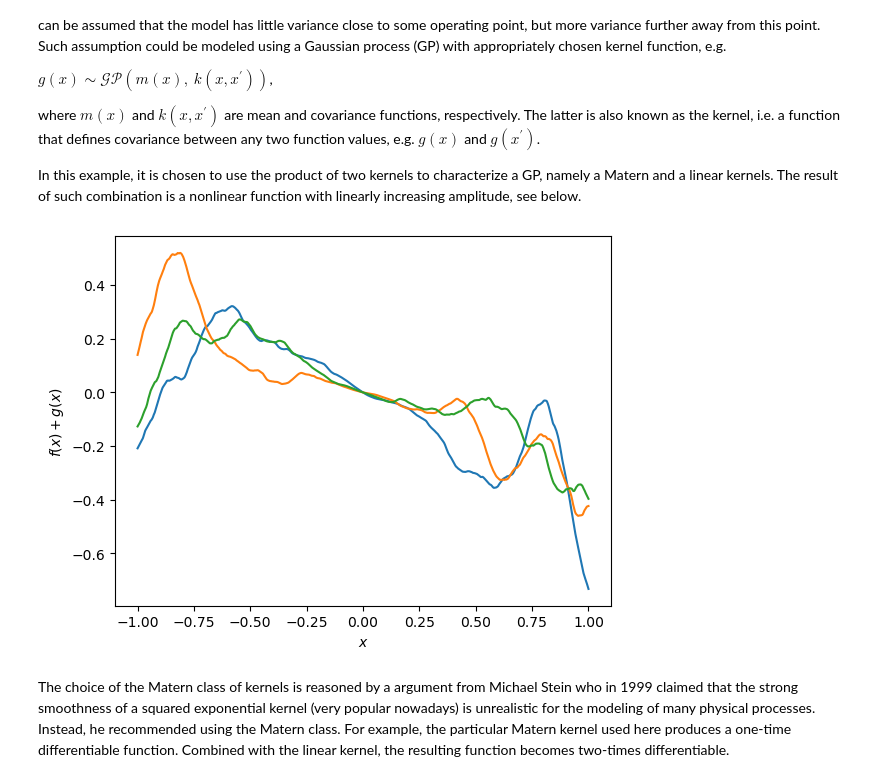
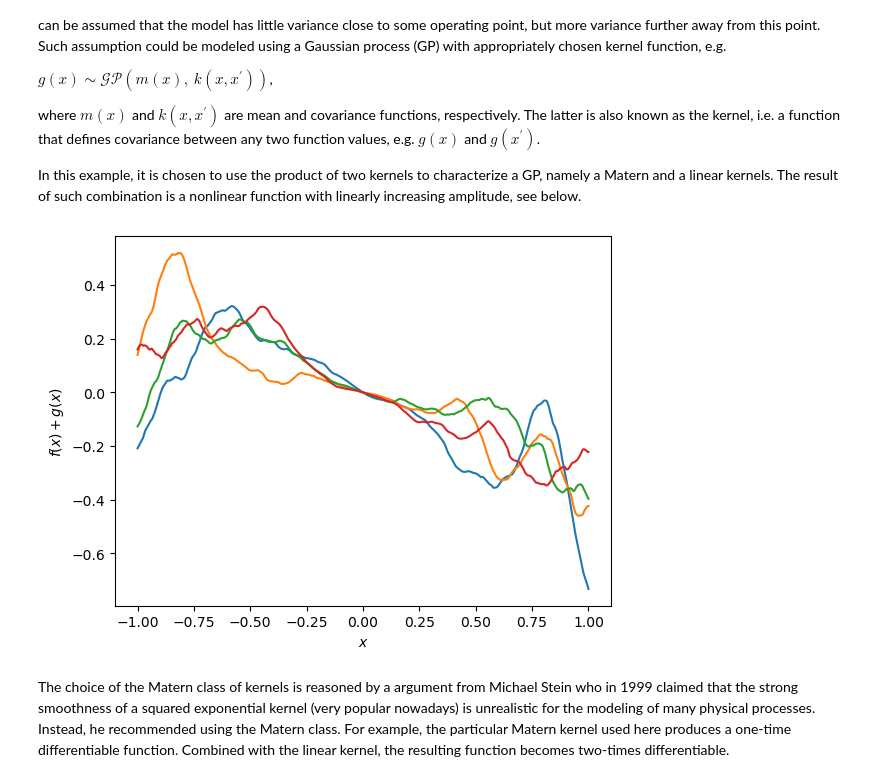
Before and after one commit to maalberg/safely, a Jupyter notebook: safely_1d.ipynb, the cells around one changed output. Cells and saved outputs as stored; diff of their text form; code cells hidden in the pictures.

```diff
--- a/safely_1d.ipynb
+++ b/safely_1d.ipynb
@@ -57,30 +57,26 @@ np.random.seed(8)
 # %%
 # ---------------------------------------------------------------------------*/
 # - define uncertain dynamics
 
 # define a kernel
 kern_var = 0.2**2
 kern_lenscale = 0.2
 uncertainty_kern = (
     gpy.kern.Matern32(domain.dims_n, lengthscale=kern_lenscale, variance=kern_var) *
     gpy.kern.Linear(domain.dims_n))
 
-# for this simple example - no observation noise
-uncertainty_var = 0
-
-# instantiate uncertainty class that uses a Gaussian process under the hood
-dyn_uncertain = fun.uncertainty(dyn_linear, domain, uncertainty_kern, uncertainty_var)
+dyn = fun.dynamics(dyn_linear, error=uncertainty_kern)
 
 # exemplify some samples of these uncertain dynamics
-dyn_samples_n = 3
-dyn_samples = dyn_uncertain.sample(domain.states, size=dyn_samples_n)
+dyn_samples_n = 4
+dyn_samples = dyn(domain.states, dyn_samples_n)
 for sample in dyn_samples:
     plt.plot(domain.states, sample)
 plt.xlabel('$x$')
 plt.ylabel('$f(x)+g(x)$')
 plt.show()
 # %% [output]
-[figure, old version]
+[figure, new version]
 # %% [markdown]
 The choice of the Matern class of kernels is reasoned by a argument from Michael Stein who in 1999 claimed that the strong smoothness of a squared exponential kernel (very popular nowadays) is unrealistic for the modeling of many physical processes. Instead, he recommended using the Matern class. For example, the particular Matern kernel used here produces a one-time differentiable function. Combined with the linear kernel, the resulting function becomes two-times differentiable.
 # %% [markdown]
```
Also changed, not shown: parts of 4 cells of this notebook, 2 other files.
